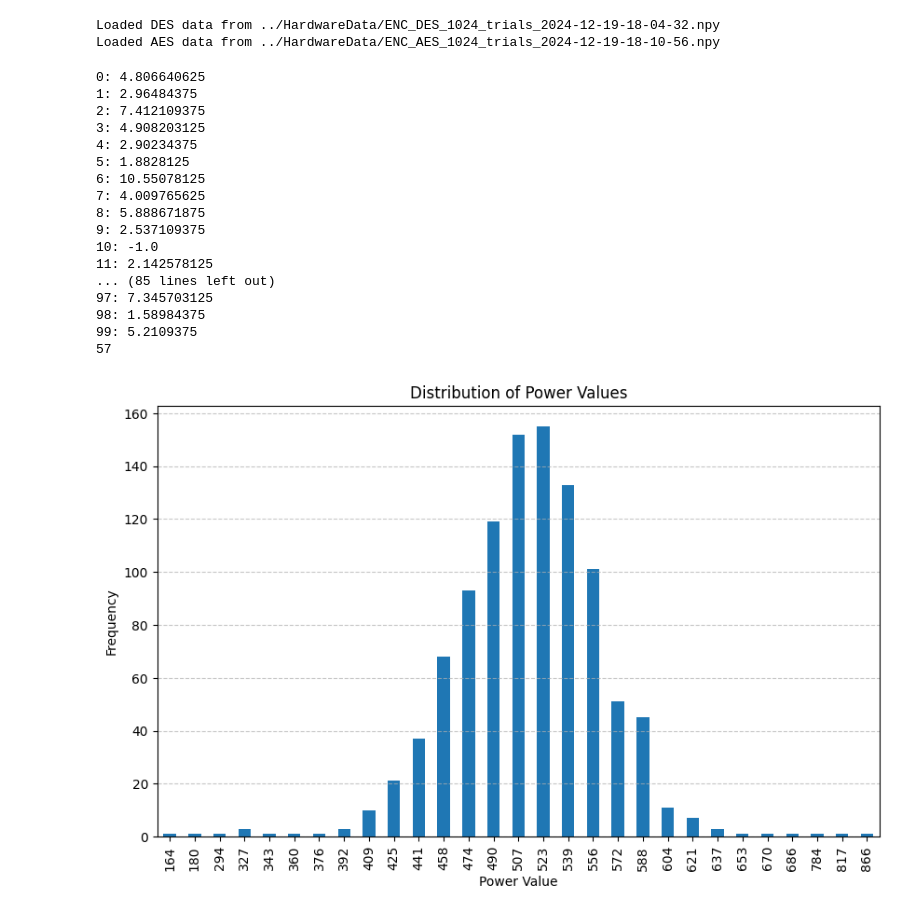
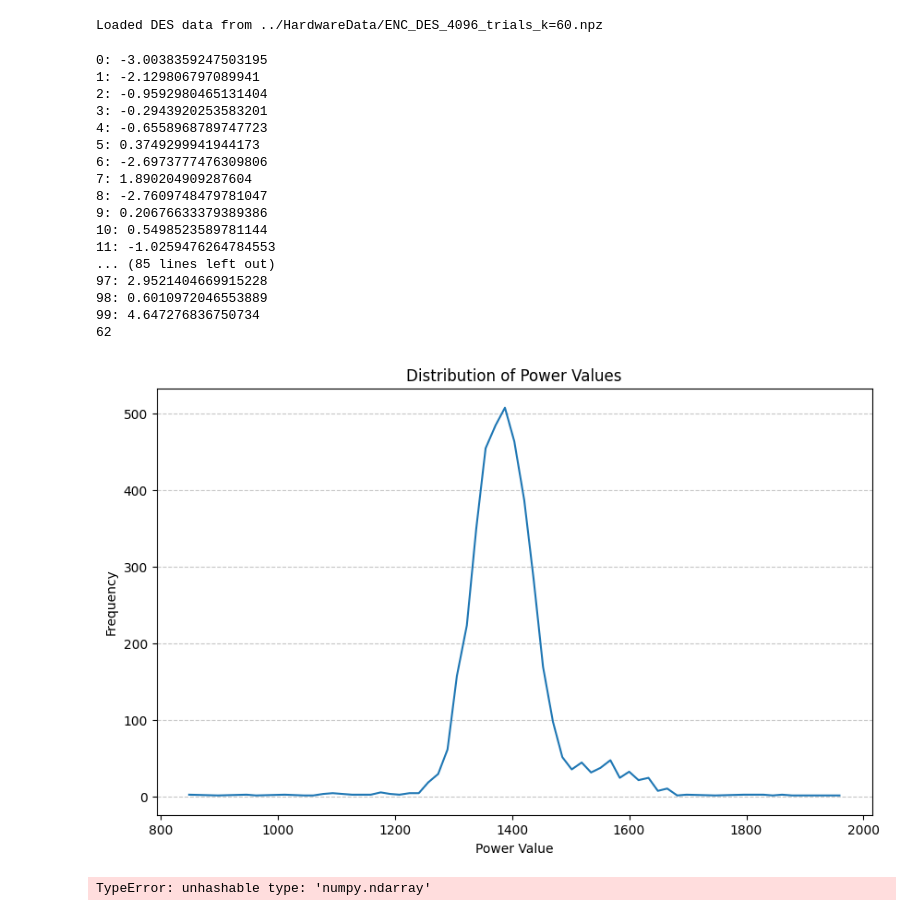
Before and after one commit to Gabe-o/ECE603-Project, a Jupyter notebook: ExtensionAnalysis/preprocess_dataset.ipynb, the cells around one changed output. Saved outputs shown, nothing was run; the diff lists cells and outputs as text; code cells hidden in the pictures.

Commit message:
Fixed the dataset tools

```diff
--- a/ExtensionAnalysis/preprocess_dataset.ipynb
+++ b/ExtensionAnalysis/preprocess_dataset.ipynb
@@ -6,31 +6,31 @@ import pandas as pd
 
 # Path to the directory with CSV files
 dataset_dir = "../HardwareData"
-files = glob.glob(f"{dataset_dir}/*.npy")
+files = glob.glob(f"{dataset_dir}/ENC_DES_4096_*.npz")
 
+data_des = dict(np.load(files[0]))
 print(f"Loaded DES data from {files[0]}")
-data_des = np.load(files[0])
-print(f"Loaded AES data from {files[1]}")
-data_aes = np.load(files[1])
+loaded_data = {
+    'powertraces':[],
+    'messages':[]
+}
+for i in range(4096):
+    loaded_data[f'powertraces'].append(data_des[f'powertrace_{i}'])
+    loaded_data[f'messages'].append(data_des[f'messages_{i}'])
 # %% [output]
-Loaded DES data from ../HardwareData/ENC_DES_1024_trials_2024-12-19-18-04-32.npy
-Loaded AES data from ../HardwareData/ENC_AES_1024_trials_2024-12-19-18-10-56.npy
+Loaded DES data from ../HardwareData/ENC_DES_4096_trials_k=60.npz
 # %%
-plaintexts = range(0, 1024)
+# plaintexts = range(0, 2048)
 
 powers_at_t = {}
 
 # Find the minimum value in the entire dataset
 # min_value = np.min(data_des)
 
-# Shift all values to be positive by adding the absolute value of the minimum to every element
-shifted_data = np.abs(data_des)
-
 for t in range(100):
     powers = []
-    for pt in plaintexts:
-        trace = shifted_data[pt]
-        power = trace[t]
+    for pt_index, value in enumerate(loaded_data[f'messages']):
+        power = loaded_data['powertraces'][pt_index][t]
         powers.append(power)
 
     powers_at_t[t]=powers
@@ -39,8 +39,8 @@ powers_at_t = pd.DataFrame(powers_at_t)
 # %%
 import matplotlib.pyplot as plt
 
-key = 0
-plaintexts = range(0, 1024)
+key = 60
+plaintexts = loaded_data['messages']
 
 dom_at_t = []
 
@@ -54,59 +54,58 @@ for t in range(100):
     # Extract power traces for each group
     group0_powers = [powers_at_t[t][i] for i in group0_indices]
     group1_powers = [powers_at_t[t][i] for i in group1_indices]
 
     # Compute average power consumption for each group at the time point of interest
     avg_group0 = np.mean(group0_powers) if len(group0_powers) > 0 else 0
     avg_group1 = np.mean(group1_powers) if len(group1_powers) > 0 else 0
 
     # Compute the difference of means (DOM)
     dom = avg_group1 - avg_group0
     print(f"{t}: {dom}")
     dom_at_t.append(dom)
 
 t = np.argmax(dom_at_t)
 print(t)
 
 # Sort the values by index (optional, for better visualization)
 counts = powers_at_t[t].value_counts()
 
 counts = counts.sort_index()
 
 # Plot the value counts
 plt.figure(figsize=(10, 6))
-counts.plot(kind='bar')
+counts.plot(kind='line')
 plt.title("Distribution of Power Values")
 plt.xlabel("Power Value")
 plt.ylabel("Frequency")
 plt.grid(axis='y', linestyle='--', alpha=0.7)
 plt.show()
 # %% [output]
-0: 4.806640625
-1: 2.96484375
-2: 7.412109375
-3: 4.908203125
-4: 2.90234375
-5: 1.8828125
-6: 10.55078125
-7: 4.009765625
-8: 5.888671875
-9: 2.537109375
-10: -1.0
-11: 2.142578125
+0: -3.0038359247503195
+1: -2.129806797089941
+2: -0.9592980465131404
+3: -0.2943920253583201
+4: -0.6558968789747723
+5: 0.3749299941944173
+6: -2.6973777476309806
+7: 1.890204909287604
+8: -2.7609748479781047
+9: 0.20676633379389386
+10: 0.5498523589781144
+11: -1.0259476264784553
 ... (85 lines left out)
-97: 7.345703125
-98: 1.58984375
-99: 5.2109375
-57
+97: 2.9521404669915228
+98: 0.6010972046553889
+99: 4.647276836750734
+62
-[figure, old version]
+[figure, new version]
 # %%
 trace_data = []
-key = f"{0:016x}".upper()
-plaintexts = range(0, 1024)
+key = f"{60:016x}".upper()
 
 # Append to the list
-for pt in plaintexts:
-	trace = data_des[pt]
+for index,pt in enumerate(plaintexts):
+	trace = loaded_data['powertraces'][index]
 
 	power_value = trace[t]
 
@@ -123,3 +122,5 @@ for pt in plaintexts:
 # Convert to DataFrame for easier handling
 trace_df = pd.DataFrame(trace_data)
 trace_df.to_csv("des_extension_data.csv", index=False)
+# %% [output]
+TypeError: unhashable type: 'numpy.ndarray'
```
Also changed, not shown: 2 other files.
